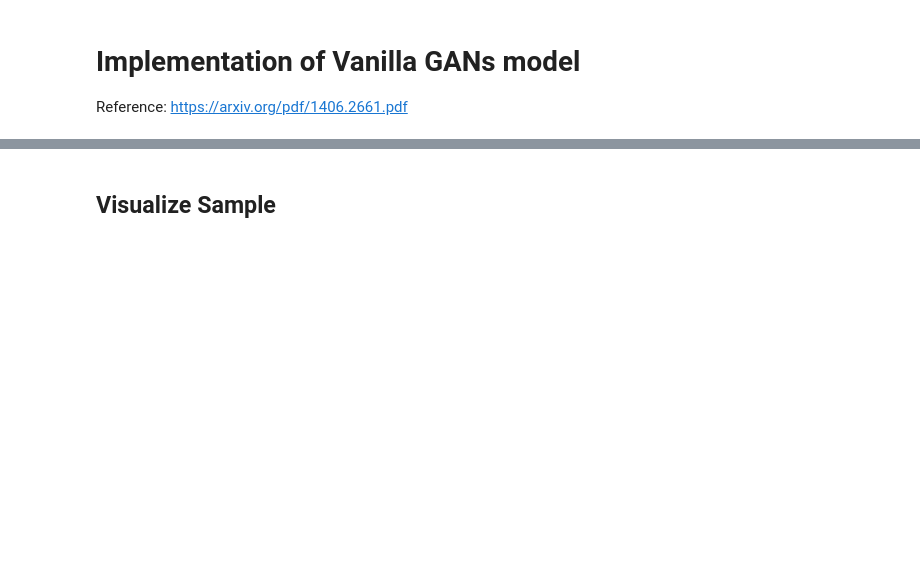
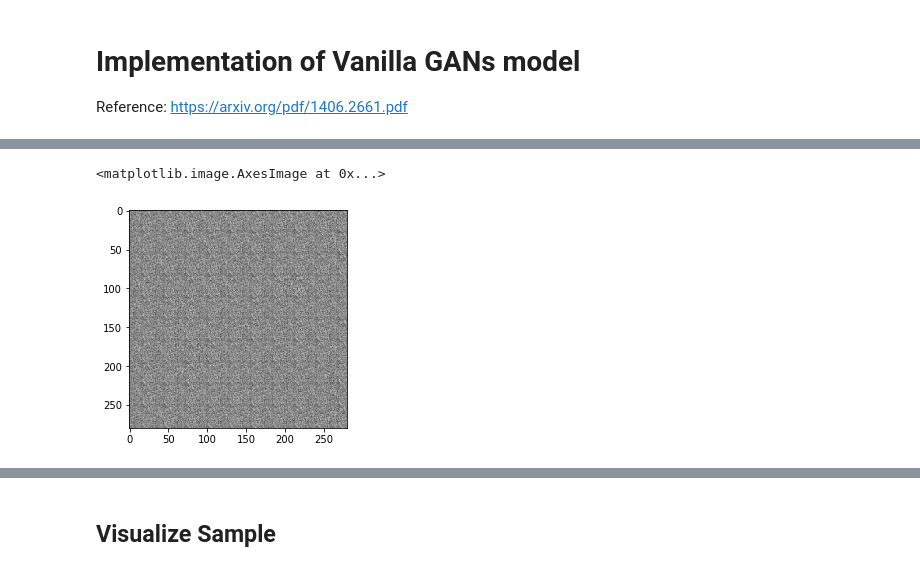
Before and after one commit to dolmani38/Summary, a Jupyter notebook: VanillaGAN.ipynb, the cells around one changed output, grey strips where cells are left out. Saved outputs shown, nothing was run; the diff lists cells and outputs as text; code cells hidden in the pictures; blank space fills up the shorter version.

```diff
--- a/VanillaGAN.ipynb
+++ b/VanillaGAN.ipynb
@@ -88,6 +96,13 @@ n_noise = 100
 # %%
 D = Discriminator().to(DEVICE)
 G = Generator(n_noise).to(DEVICE)
+# %%
+# generation to image
+G.eval()
+imshow(get_sample_image(G, n_noise), cmap='gray')
+# %% [output]
+<matplotlib.image.AxesImage at 0x...>
+[figure, added]
 # %%
 transform = transforms.Compose([transforms.ToTensor(),
                                 transforms.Normalize(mean=[0.5],
```
Also changed, not shown: parts of 4 cells of this notebook.
